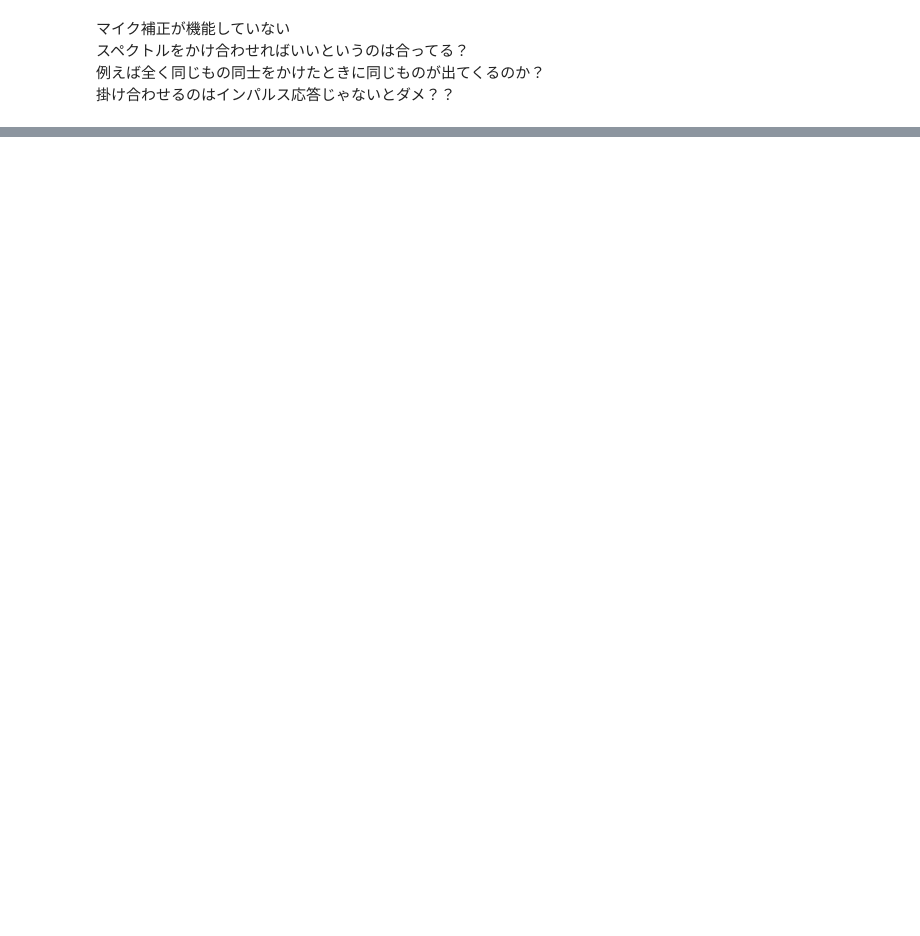
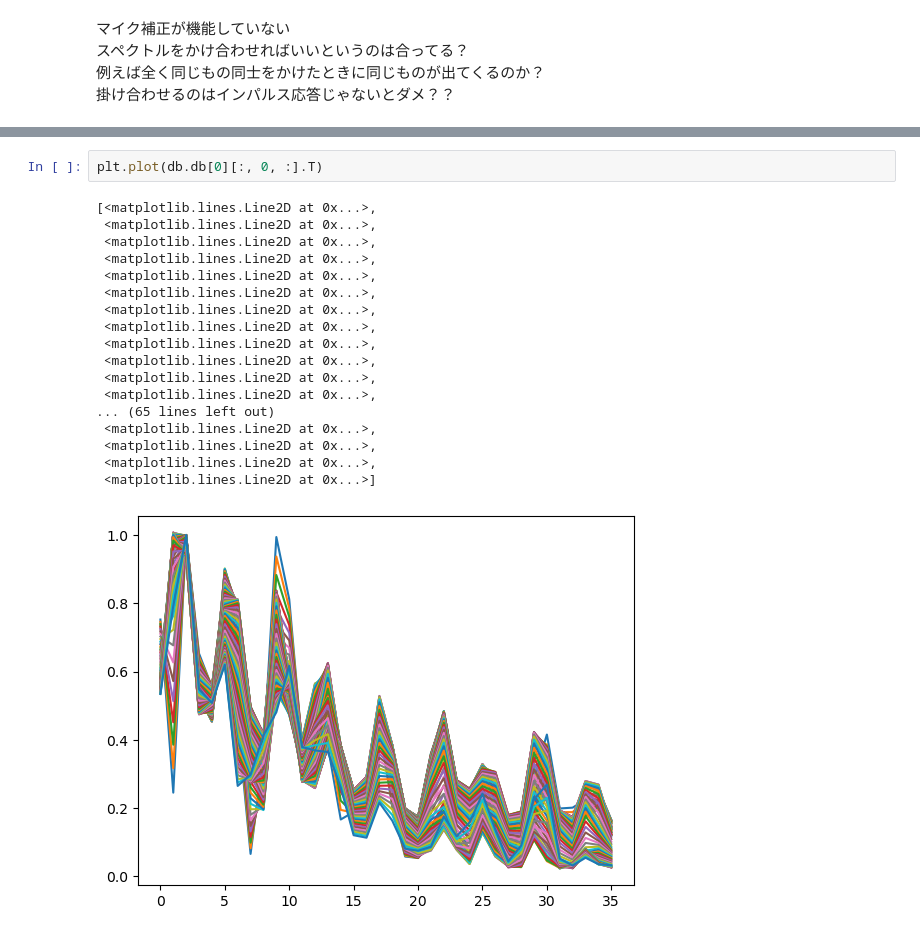
Before and after one commit to auk1709/lab-acoustic, a Jupyter notebook: notebook/mic-revision.ipynb, the cells around one changed output, grey strips where cells are left out. Saved outputs shown, nothing was run; the diff lists cells and outputs as text; blank space fills up the shorter version.

```diff
--- a/notebook/mic-revision.ipynb
+++ b/notebook/mic-revision.ipynb
@@ -178,0 +208,21 @@ See the caveats in the documentation: https://pandas.pydata.org/pandas-docs/stab
+# %%
+plt.plot(db.db[0][:, 0, :].T)
+# %% [output]
+[<matplotlib.lines.Line2D at 0x...>,
+ <matplotlib.lines.Line2D at 0x...>,
+ <matplotlib.lines.Line2D at 0x...>,
+ <matplotlib.lines.Line2D at 0x...>,
+ <matplotlib.lines.Line2D at 0x...>,
+ <matplotlib.lines.Line2D at 0x...>,
+ <matplotlib.lines.Line2D at 0x...>,
+ <matplotlib.lines.Line2D at 0x...>,
+ <matplotlib.lines.Line2D at 0x...>,
+ <matplotlib.lines.Line2D at 0x...>,
+ <matplotlib.lines.Line2D at 0x...>,
+ <matplotlib.lines.Line2D at 0x...>,
+... (65 lines left out)
+ <matplotlib.lines.Line2D at 0x...>,
+ <matplotlib.lines.Line2D at 0x...>,
+ <matplotlib.lines.Line2D at 0x...>,
+ <matplotlib.lines.Line2D at 0x...>]
+[figure, added]
```
Also changed, not shown: parts of 9 cells of this notebook, 6 other files.
